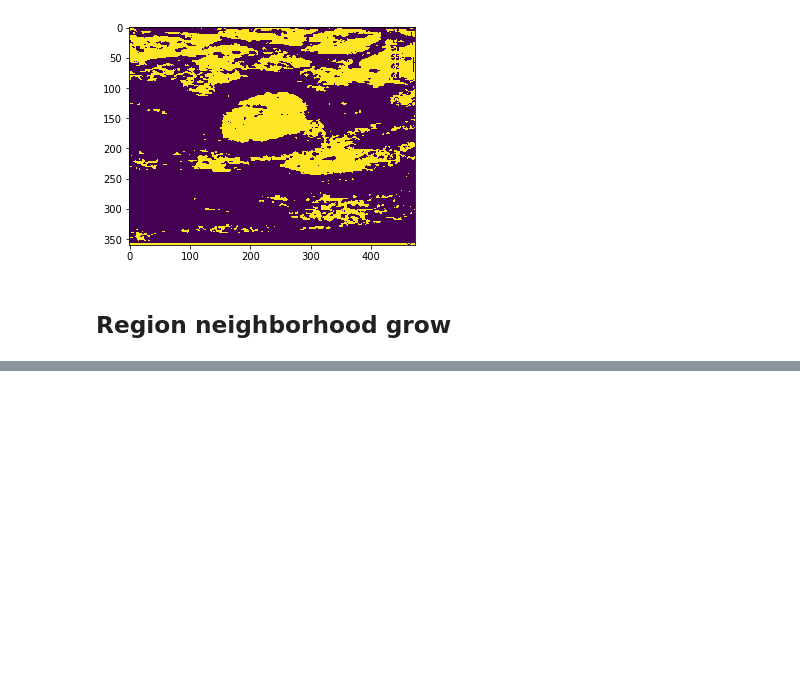
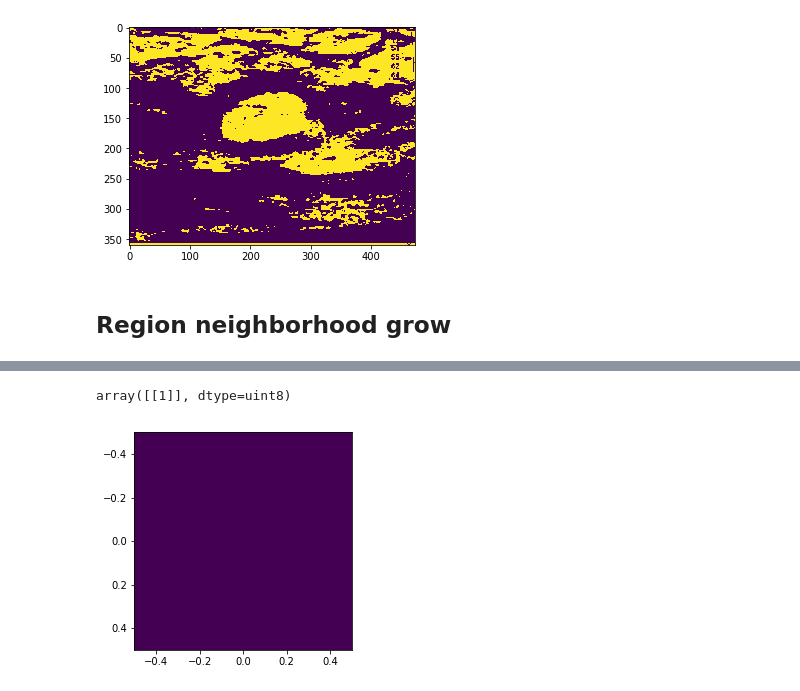
Before and after one commit to penn-ultrasound-research-laboratory/Deep-Ultrasound-Classification, a Jupyter notebook: _notebooks/LeakPluggingCary.ipynb, the cells around one changed output, grey strips where cells are left out. Cells and saved outputs as stored; diff of their text form; code cells hidden in the pictures; blank space fills up the shorter version.

```diff
--- a/_notebooks/LeakPluggingCary.ipynb
+++ b/_notebooks/LeakPluggingCary.ipynb
@@ -162,0 +162,6 @@ plt.imshow(final_image)
+# %%
+plt.imshow(cv2.getStructuringElement(cv2.MORPH_ELLIPSE,(1, 1)))
+cv2.getStructuringElement(cv2.MORPH_ELLIPSE,(1, 1))
+# %% [output]
+array([[1]], dtype=uint8)
+[figure, added]
```
Also changed, not shown: parts of 1 cell of this notebook.
